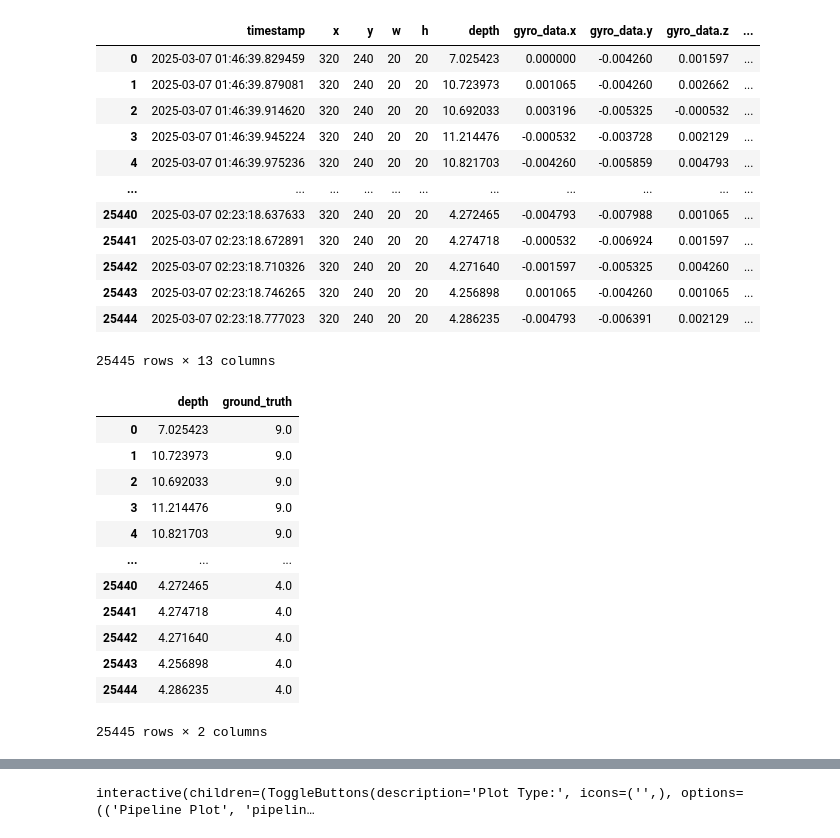
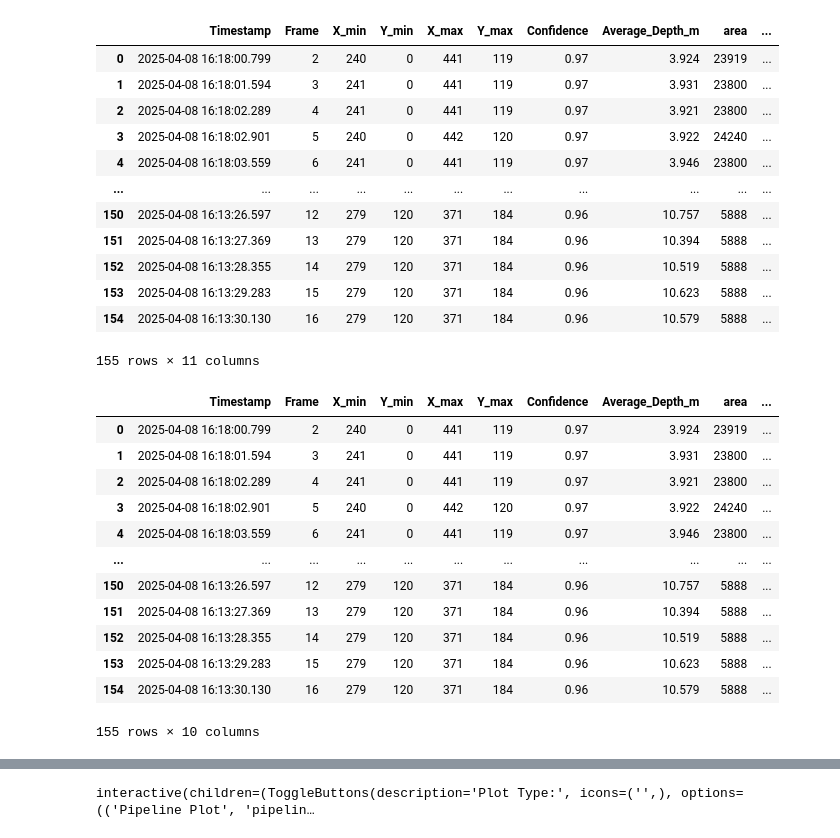
Before and after one commit to Lworakan/FIBOXVISION2025, a Jupyter notebook: src/pycaret_regression.ipynb, the cells around one changed output, grey strips where cells are left out. Drawn from its saved outputs; the diff is of its cells as text; code cells hidden in the pictures.

Commit message:
New data training

```diff
--- a/src/pycaret_regression.ipynb
+++ b/src/pycaret_regression.ipynb
@@ -1,39 +1,41 @@
 # %%
 import pandas as pd
 
-df = pd.read_csv('../Callback/merged_output.csv')
+df = pd.read_csv('../data904/merged_detections.csv')
 df
 # %% [output]
-|  | timestamp | x | y | w | h | depth | gyro_data.x | gyro_data.y | gyro_data.z | ... |
-| 0 | 2025-03-07 01:46:39.829459 | 320 | 240 | 20 | 20 | 7.025423 | 0.000000 | -0.004260 | 0.001597 | ... |
-| 1 | 2025-03-07 01:46:39.879081 | 320 | 240 | 20 | 20 | 10.723973 | 0.001065 | -0.004260 | 0.002662 | ... |
-| 2 | 2025-03-07 01:46:39.914620 | 320 | 240 | 20 | 20 | 10.692033 | 0.003196 | -0.005325 | -0.000532 | ... |
-| 3 | 2025-03-07 01:46:39.945224 | 320 | 240 | 20 | 20 | 11.214476 | -0.000532 | -0.003728 | 0.002129 | ... |
-| 4 | 2025-03-07 01:46:39.975236 | 320 | 240 | 20 | 20 | 10.821703 | -0.004260 | -0.005859 | 0.004793 | ... |
+|  | Timestamp | Frame | X_min | Y_min | X_max | Y_max | Confidence | Average_Depth_m | area | ... |
+| 0 | 2025-04-08 16:18:00.799 | 2 | 240 | 0 | 441 | 119 | 0.97 | 3.924 | 23919 | ... |
+| 1 | 2025-04-08 16:18:01.594 | 3 | 241 | 0 | 441 | 119 | 0.97 | 3.931 | 23800 | ... |
+| 2 | 2025-04-08 16:18:02.289 | 4 | 241 | 0 | 441 | 119 | 0.97 | 3.921 | 23800 | ... |
+| 3 | 2025-04-08 16:18:02.901 | 5 | 240 | 0 | 442 | 120 | 0.97 | 3.922 | 24240 | ... |
+| 4 | 2025-04-08 16:18:03.559 | 6 | 241 | 0 | 441 | 119 | 0.97 | 3.946 | 23800 | ... |
 | ... | ... | ... | ... | ... | ... | ... | ... | ... | ... | ... |
-| 25440 | 2025-03-07 02:23:18.637633 | 320 | 240 | 20 | 20 | 4.272465 | -0.004793 | -0.007988 | 0.001065 | ... |
-| 25441 | 2025-03-07 02:23:18.672891 | 320 | 240 | 20 | 20 | 4.274718 | -0.000532 | -0.006924 | 0.001597 | ... |
-| 25442 | 2025-03-07 02:23:18.710326 | 320 | 240 | 20 | 20 | 4.271640 | -0.001597 | -0.005325 | 0.004260 | ... |
-| 25443 | 2025-03-07 02:23:18.746265 | 320 | 240 | 20 | 20 | 4.256898 | 0.001065 | -0.004260 | 0.001065 | ... |
-| 25444 | 2025-03-07 02:23:18.777023 | 320 | 240 | 20 | 20 | 4.286235 | -0.004793 | -0.006391 | 0.002129 | ... |
+| 150 | 2025-04-08 16:13:26.597 | 12 | 279 | 120 | 371 | 184 | 0.96 | 10.757 | 5888 | ... |
+| 151 | 2025-04-08 16:13:27.369 | 13 | 279 | 120 | 371 | 184 | 0.96 | 10.394 | 5888 | ... |
+| 152 | 2025-04-08 16:13:28.355 | 14 | 279 | 120 | 371 | 184 | 0.96 | 10.519 | 5888 | ... |
+| 153 | 2025-04-08 16:13:29.283 | 15 | 279 | 120 | 371 | 184 | 0.96 | 10.623 | 5888 | ... |
+| 154 | 2025-04-08 16:13:30.130 | 16 | 279 | 120 | 371 | 184 | 0.96 | 10.579 | 5888 | ... |
-25445 rows × 13 columns
+155 rows × 11 columns
 # %%
 # new dataframe get only depth and accealdatax and ground_truth
-data = df[['depth', 'ground_truth']]
+
+# Timestamp	Frame	X_min	Y_min	X_max	Y_max	Confidence	Average_Depth_m	area	ground_truth
+data = df[['Timestamp', 'Frame', 'X_min', 'Y_min', 'X_max', 'Y_max', 'Confidence', 'Average_Depth_m', 'area', 'ground_truth']]
 data
 # %% [output]
-|  | depth | ground_truth |
-| 0 | 7.025423 | 9.0 |
-| 1 | 10.723973 | 9.0 |
-| 2 | 10.692033 | 9.0 |
-| 3 | 11.214476 | 9.0 |
-| 4 | 10.821703 | 9.0 |
-| ... | ... | ... |
-| 25440 | 4.272465 | 4.0 |
-| 25441 | 4.274718 | 4.0 |
-| 25442 | 4.271640 | 4.0 |
-| 25443 | 4.256898 | 4.0 |
-| 25444 | 4.286235 | 4.0 |
+|  | Timestamp | Frame | X_min | Y_min | X_max | Y_max | Confidence | Average_Depth_m | area | ... |
+| 0 | 2025-04-08 16:18:00.799 | 2 | 240 | 0 | 441 | 119 | 0.97 | 3.924 | 23919 | ... |
+| 1 | 2025-04-08 16:18:01.594 | 3 | 241 | 0 | 441 | 119 | 0.97 | 3.931 | 23800 | ... |
+| 2 | 2025-04-08 16:18:02.289 | 4 | 241 | 0 | 441 | 119 | 0.97 | 3.921 | 23800 | ... |
+| 3 | 2025-04-08 16:18:02.901 | 5 | 240 | 0 | 442 | 120 | 0.97 | 3.922 | 24240 | ... |
+| 4 | 2025-04-08 16:18:03.559 | 6 | 241 | 0 | 441 | 119 | 0.97 | 3.946 | 23800 | ... |
+| ... | ... | ... | ... | ... | ... | ... | ... | ... | ... | ... |
+| 150 | 2025-04-08 16:13:26.597 | 12 | 279 | 120 | 371 | 184 | 0.96 | 10.757 | 5888 | ... |
+| 151 | 2025-04-08 16:13:27.369 | 13 | 279 | 120 | 371 | 184 | 0.96 | 10.394 | 5888 | ... |
+| 152 | 2025-04-08 16:13:28.355 | 14 | 279 | 120 | 371 | 184 | 0.96 | 10.519 | 5888 | ... |
+| 153 | 2025-04-08 16:13:29.283 | 15 | 279 | 120 | 371 | 184 | 0.96 | 10.623 | 5888 | ... |
+| 154 | 2025-04-08 16:13:30.130 | 16 | 279 | 120 | 371 | 184 | 0.96 | 10.579 | 5888 | ... |
-25445 rows × 2 columns
+155 rows × 10 columns
 # %%
 from pycaret.regression import *
```
Also changed, not shown: parts of 9 cells of this notebook, 22 other files.
